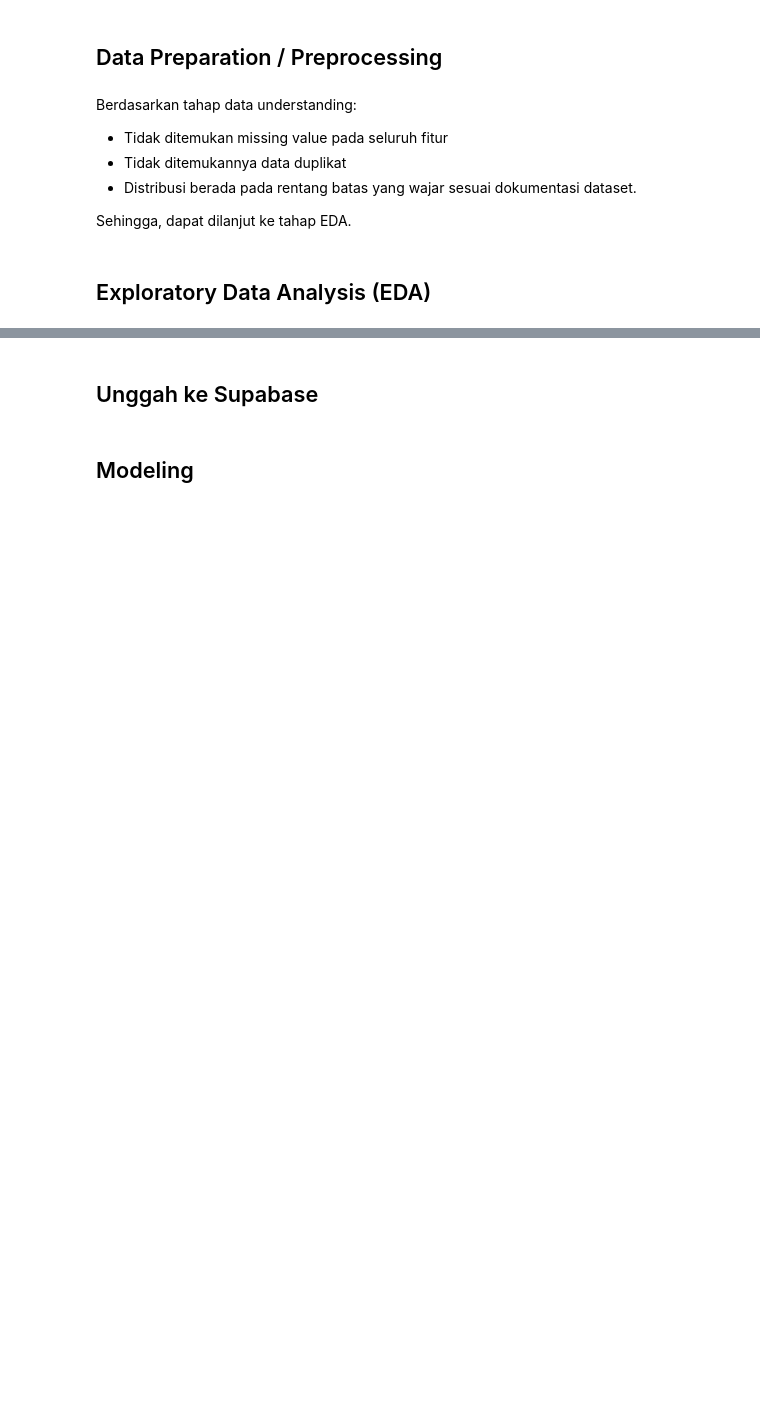
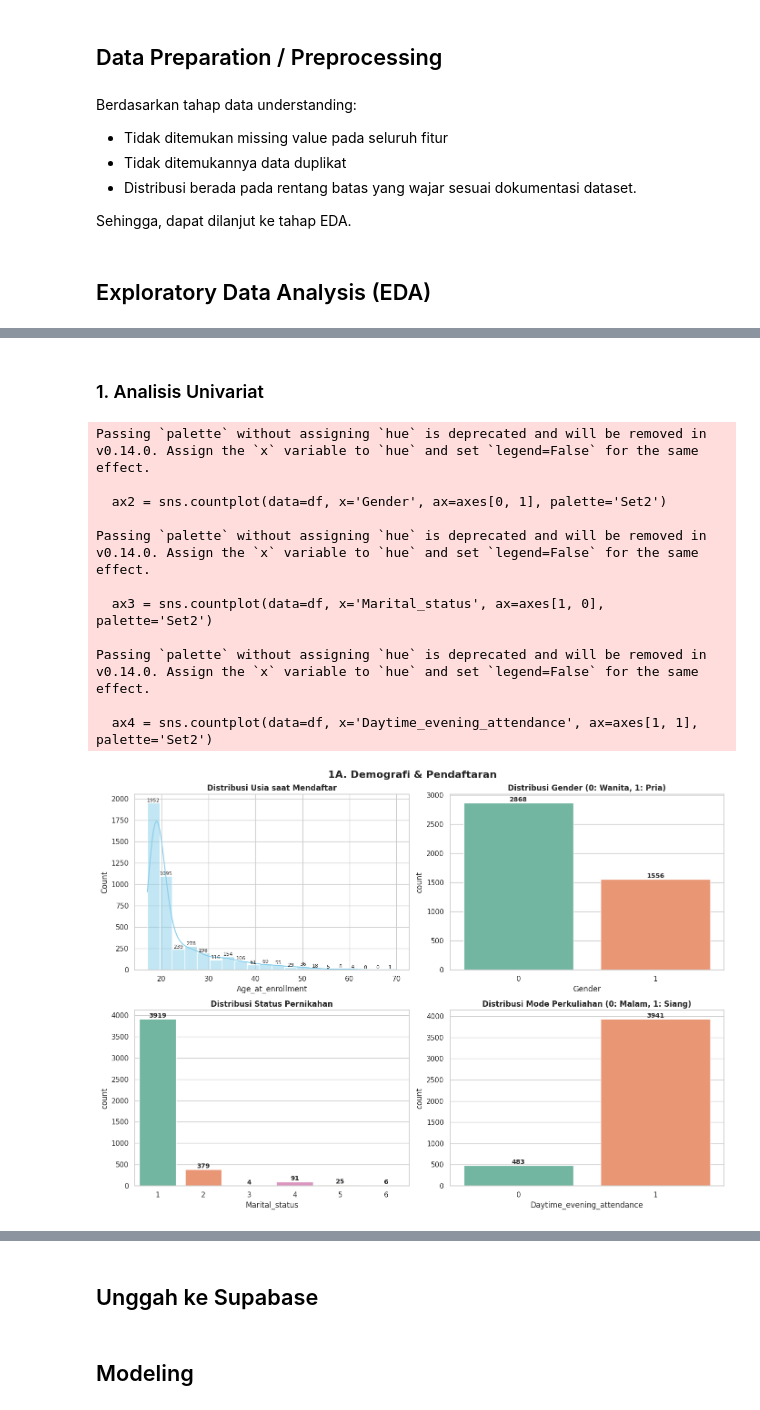
Before and after one commit to NuryaFahruRosyidin2406/Submission-Akhir-Dicoding-Menyelesaikan-Permasalahan-Institusi-Pendidikan, a Jupyter notebook: notebook.ipynb, the cells around one changed output, grey strips where cells are left out. Drawn from its saved outputs; the diff is of its cells as text; code cells hidden in the pictures; blank space fills up the shorter version.

```diff
--- a/notebook.ipynb
+++ b/notebook.ipynb
@@ -158,3 +158,6 @@ Berdasarkan tahap data understanding:
 Sehingga, dapat dilanjut ke tahap EDA.
 # %% [markdown]
 ## Exploratory Data Analysis (EDA)
+# %%
+sns.set_theme(style="whitegrid")
+plt.rcParams['font.size'] = 10
@@ -160,0 +184,46 @@ Sehingga, dapat dilanjut ke tahap EDA.
+# %% [markdown]
+### 1. Analisis Univariat
+# %%
+# A. Variabel Demografi & Pendaftaran
+fig, axes = plt.subplots(2, 2, figsize=(14, 10))
+
+# Age at enrollment (Histplot)
+ax1 = sns.histplot(df['Age_at_enrollment'], kde=True, ax=axes[0, 0], color='skyblue', bins=20)
+axes[0, 0].set_title('Distribusi Usia saat Mendaftar', fontweight='bold')
+for container in ax1.containers:
+    ax1.bar_label(container, fontsize=8)
+
+# Gender
+ax2 = sns.countplot(data=df, x='Gender', ax=axes[0, 1], palette='Set2')
+axes[0, 1].set_title('Distribusi Gender (0: Wanita, 1: Pria)', fontweight='bold')
+for container in ax2.containers:
+    ax2.bar_label(container, fontweight='bold')
+
+# Marital Status
+ax3 = sns.countplot(data=df, x='Marital_status', ax=axes[1, 0], palette='Set2')
+axes[1, 0].set_title('Distribusi Status Pernikahan', fontweight='bold')
+for container in ax3.containers:
+    ax3.bar_label(container, fontweight='bold')
+
+# Daytime/Evening Attendance
+ax4 = sns.countplot(data=df, x='Daytime_evening_attendance', ax=axes[1, 1], palette='Set2')
+axes[1, 1].set_title('Distribusi Mode Perkuliahan (0: Malam, 1: Siang)', fontweight='bold')
+for container in ax4.containers:
+    ax4.bar_label(container, fontweight='bold')
+
+plt.suptitle('1A. Demografi & Pendaftaran', fontsize=16, fontweight='bold')
+plt.tight_layout()
+plt.show()
+# %% [output]
+Passing `palette` without assigning `hue` is deprecated and will be removed in v0.14.0. Assign the `x` variable to `hue` and set `legend=False` for the same effect.
+
+  ax2 = sns.countplot(data=df, x='Gender', ax=axes[0, 1], palette='Set2')
+
+Passing `palette` without assigning `hue` is deprecated and will be removed in v0.14.0. Assign the `x` variable to `hue` and set `legend=False` for the same effect.
+
+  ax3 = sns.countplot(data=df, x='Marital_status', ax=axes[1, 0], palette='Set2')
+
+Passing `palette` without assigning `hue` is deprecated and will be removed in v0.14.0. Assign the `x` variable to `hue` and set `legend=False` for the same effect.
+
+  ax4 = sns.countplot(data=df, x='Daytime_evening_attendance', ax=axes[1, 1], palette='Set2')
+[figure, added]
```
Also changed, not shown: parts of 13 cells of this notebook.
